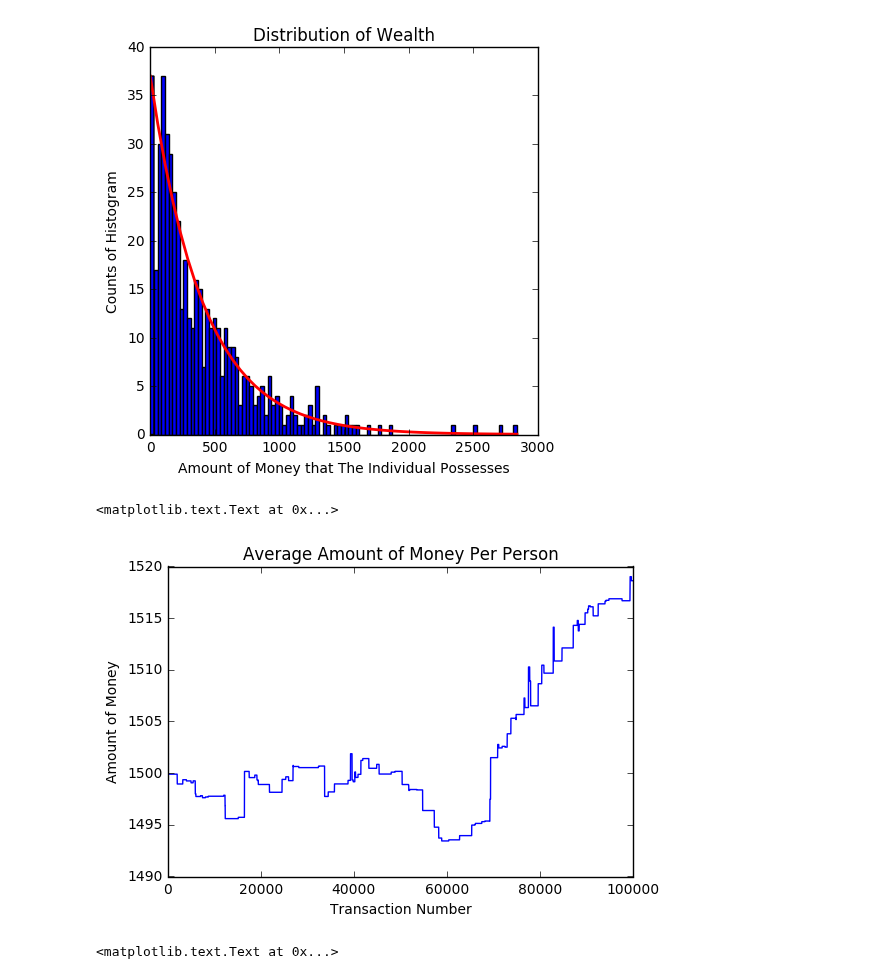
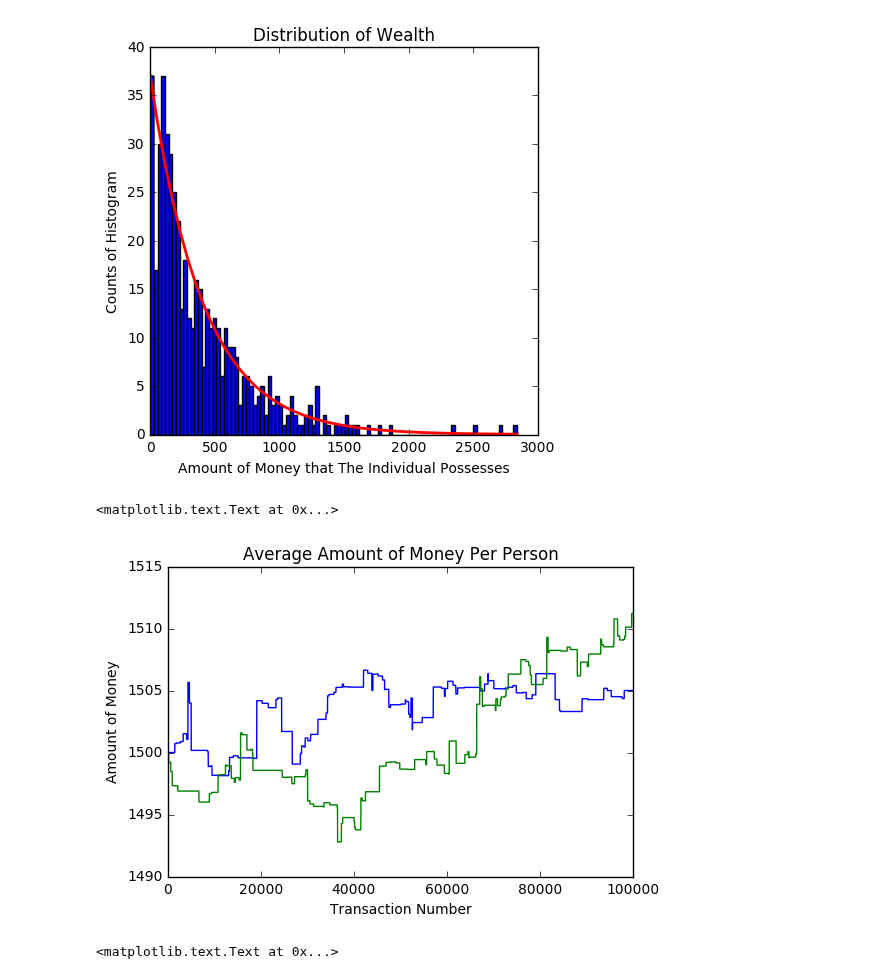
Before and after one commit to nathawkins/PHY480MSU, a Jupyter notebook: project4/src/Financial_Transactions.ipynb, the cells around one changed output. Drawn from its saved outputs; the diff is of its cells as text; code cells hidden in the pictures.

```diff
--- a/project4/src/Financial_Transactions.ipynb
+++ b/project4/src/Financial_Transactions.ipynb
@@ -173,11 +173,16 @@ def trans_eq(agent_array, tr_num):
 # %%
 plt.plot(trans_eq(makeagents(1000,1500),100000)) #trial 1
 plt.title("Average Amount of Money Per Person")
 plt.ylabel("Amount of Money")
 plt.xlabel("Transaction Number")
+
+plt.plot(trans_eq(makeagents(1000,1500),100000)) #trial 1
+plt.title("Average Amount of Money Per Person")
+plt.ylabel("Amount of Money")
+plt.xlabel("Transaction Number")
 # %% [output]
 <matplotlib.text.Text at 0x...>
-[figure, old version]
+[figure, new version]
 # %%
 def trans_save(agent_array, tr_num, lmbda):
     people = copy.copy(agent_array)
```
